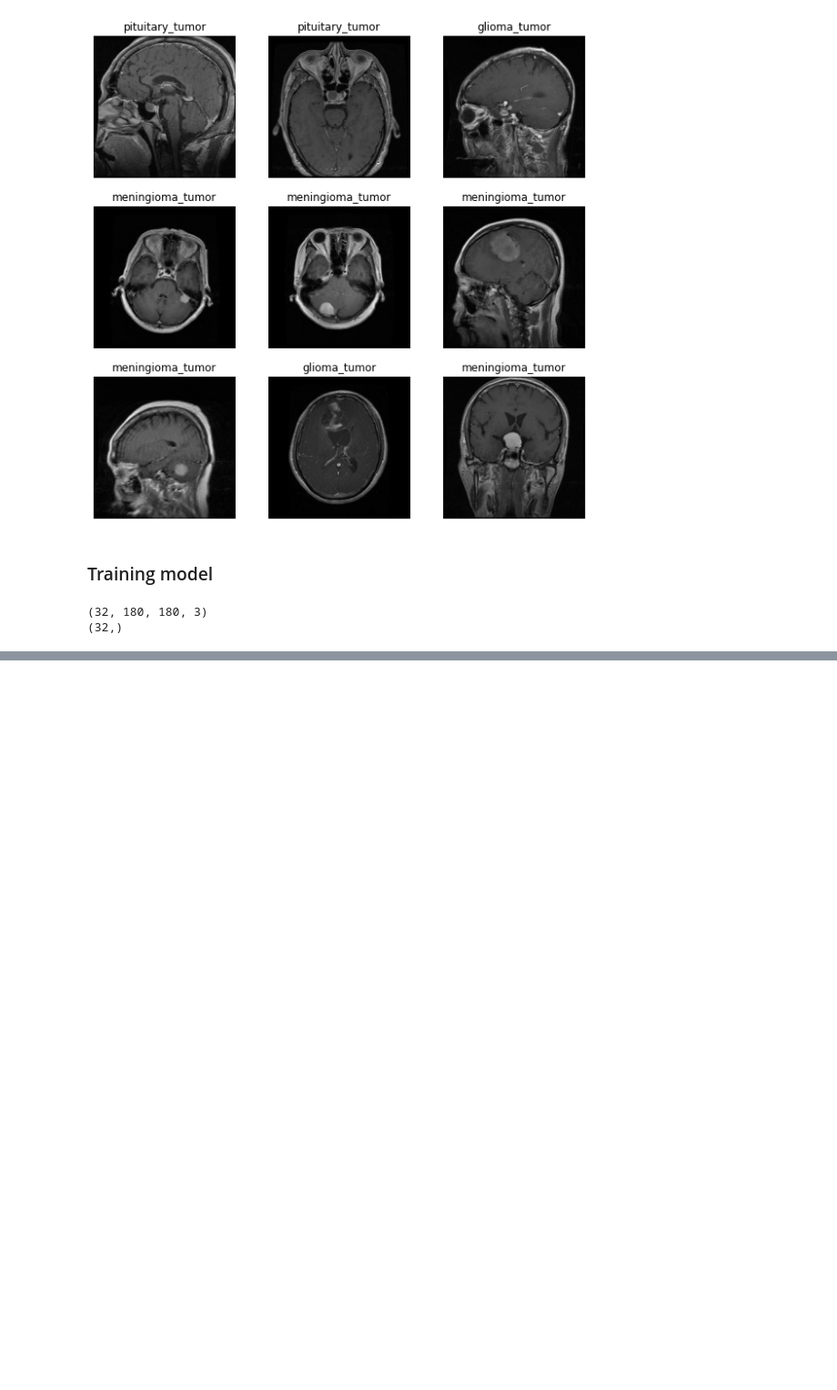
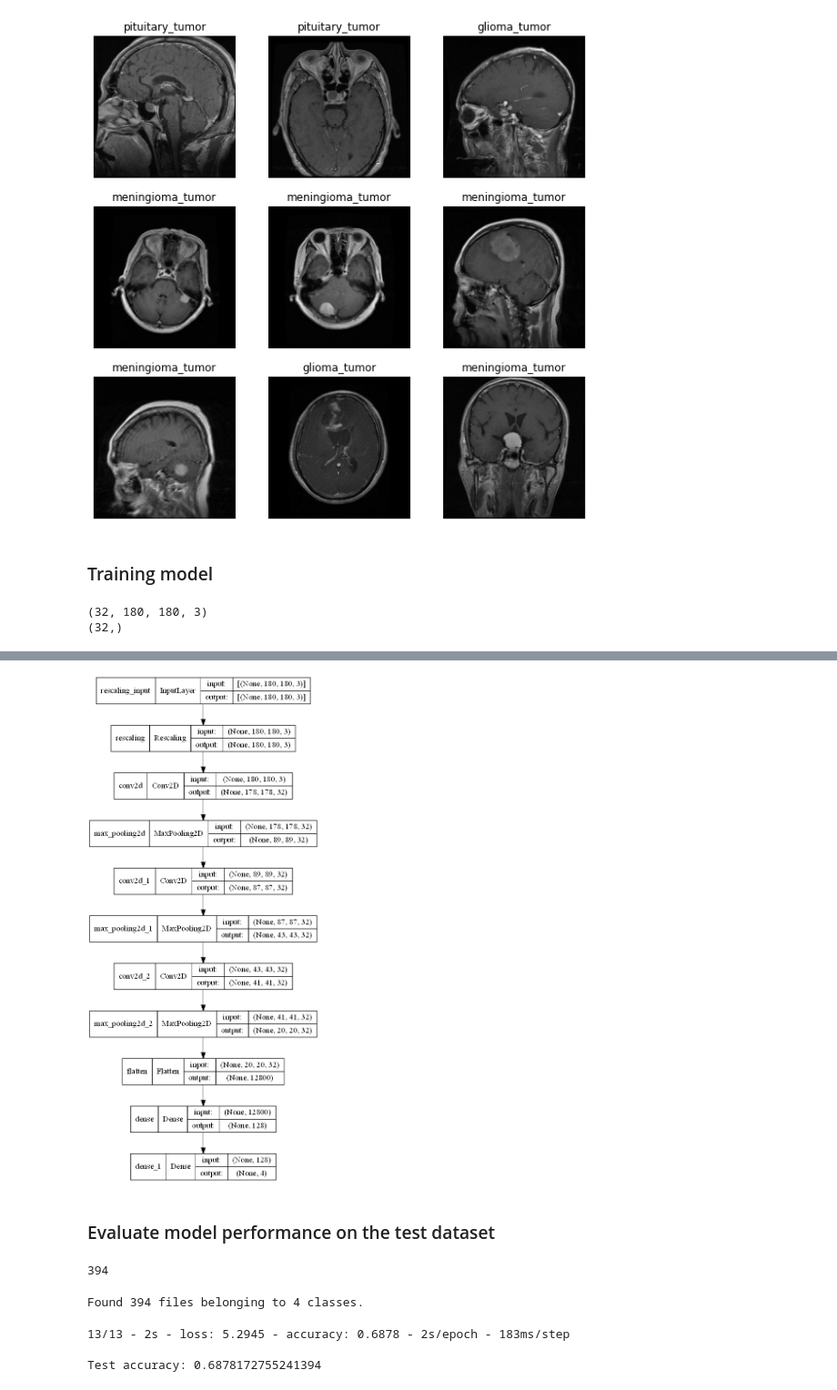
Before and after one commit to szelinghsu/BrainTumor, a Jupyter notebook: brain_tumor.ipynb, the cells around one changed output, grey strips where cells are left out. Shown at 91% size. Cells and saved outputs as stored; diff of their text form; code cells hidden in the pictures; blank space fills up the shorter version.

```diff
--- a/brain_tumor.ipynb
+++ b/brain_tumor.ipynb
@@ -119,6 +119,6 @@ model.compile(
 model.fit(
   train_ds,
   validation_data=val_ds,
-  epochs=3
+  epochs=10
 )
 # %% [output]
@@ -131,0 +166,6 @@ Epoch 3/3
+# %%
+tf.keras.utils.plot_model(model, "brain_tumor_first_model_with_shape_info.png", show_shapes=True)
+# %% [output]
+[figure, added]
+# %% [markdown]
+### Evaluate model performance on the test dataset
@@ -131,0 +174,22 @@ Epoch 3/3
+# %%
+image_count = len(list(data_dir.glob('*/*.jpg')))
+image_count
+# %% [output]
+394
+# %%
+test_ds = tf.keras.preprocessing.image_dataset_from_directory(
+    data_dir,
+    validation_split=None,
+    subset=None,
+    seed=123,
+    image_size=(img_height, img_width),
+    batch_size=batch_size)
+# %% [output]
+Found 394 files belonging to 4 classes.
+# %%
+test_loss, test_accuracy = model.evaluate(test_ds, verbose=2)
+print('\nTest accuracy:', test_accuracy)
+# %% [output]
+13/13 - 2s - loss: 5.2945 - accuracy: 0.6878 - 2s/epoch - 183ms/step
+
+Test accuracy: 0.6878172755241394
```
Also changed, not shown: parts of 3 cells of this notebook.
